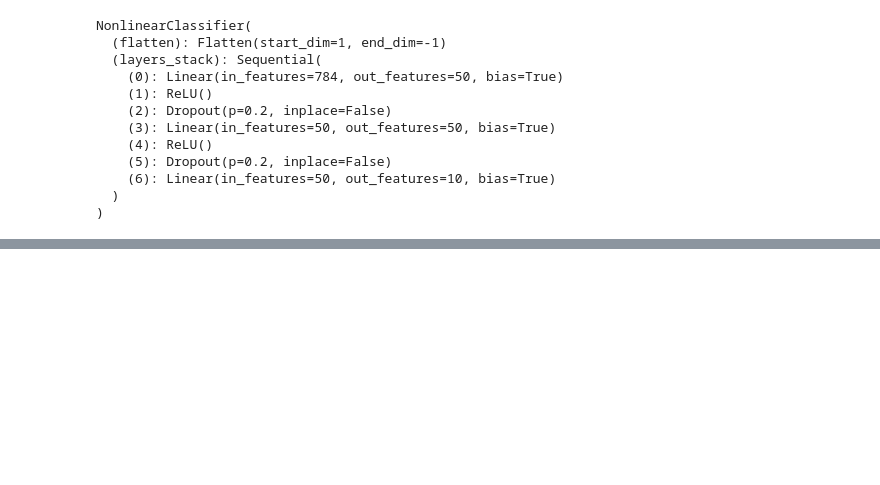
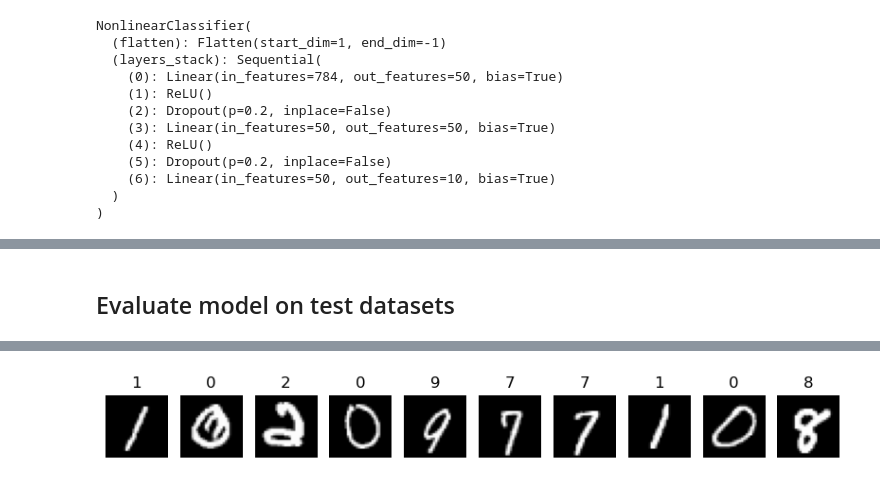
Before and after one commit to btrungvo/ai-science-training-series, a Jupyter notebook: 02_intro_neural_networks/2024-02-13_TrungVoHomeWork_Session2.ipynb, the cells around one changed output, grey strips where cells are left out. Saved outputs shown, nothing was run; the diff lists cells and outputs as text; code cells hidden in the pictures; blank space fills up the shorter version.

```diff
--- a/02_intro_neural_networks/2024-02-13_TrungVoHomeWork_Session2.ipynb
+++ b/02_intro_neural_networks/2024-02-13_TrungVoHomeWork_Session2.ipynb
@@ -180,7 +195,7 @@ nonlinear_model = NonlinearClassifier()
 print(nonlinear_model)
 loss_fn = nn.CrossEntropyLoss()
 optimizer = torch.optim.Adam(nonlinear_model.parameters(), lr = 0.001)
-early_stopper = EarlyStopper(patience=3, min_delta=0.01)
+early_stopper = EarlyStopper(patience=3, min_delta=0.005)
 # %% [output]
 NonlinearClassifier(
   (flatten): Flatten(start_dim=1, end_dim=-1)
@@ -232,8 +246,10 @@ Epoch 9: val loss: 0.12505194691425942, accuracy: 96.375
+# %% [markdown]
+## Evaluate model on test datasets
 # %%
 # Visualize how the model is doing on the first 10 examples
 pltsize=1
 plt.figure(figsize=(10*pltsize, pltsize))
-linear_model.eval()
+nonlinear_model.eval()
 batch = next(iter(train_dataloader))
 predictions = nonlinear_model(batch[0])
 
@@ -245,3 +261,4 @@ for i in range(10):
 
 acc, loss = evaluate(val_dataloader, nonlinear_model, loss_fn)
 print("Test loss: %.4f, Test accuracy: %.2f%%" % (loss, acc))
+# %% [output]
@@ -247,0 +266 @@ print("Test loss: %.4f, Test accuracy: %.2f%%" % (loss, acc))
+[figure, added]
```
Also changed, not shown: parts of 5 cells of this notebook.
